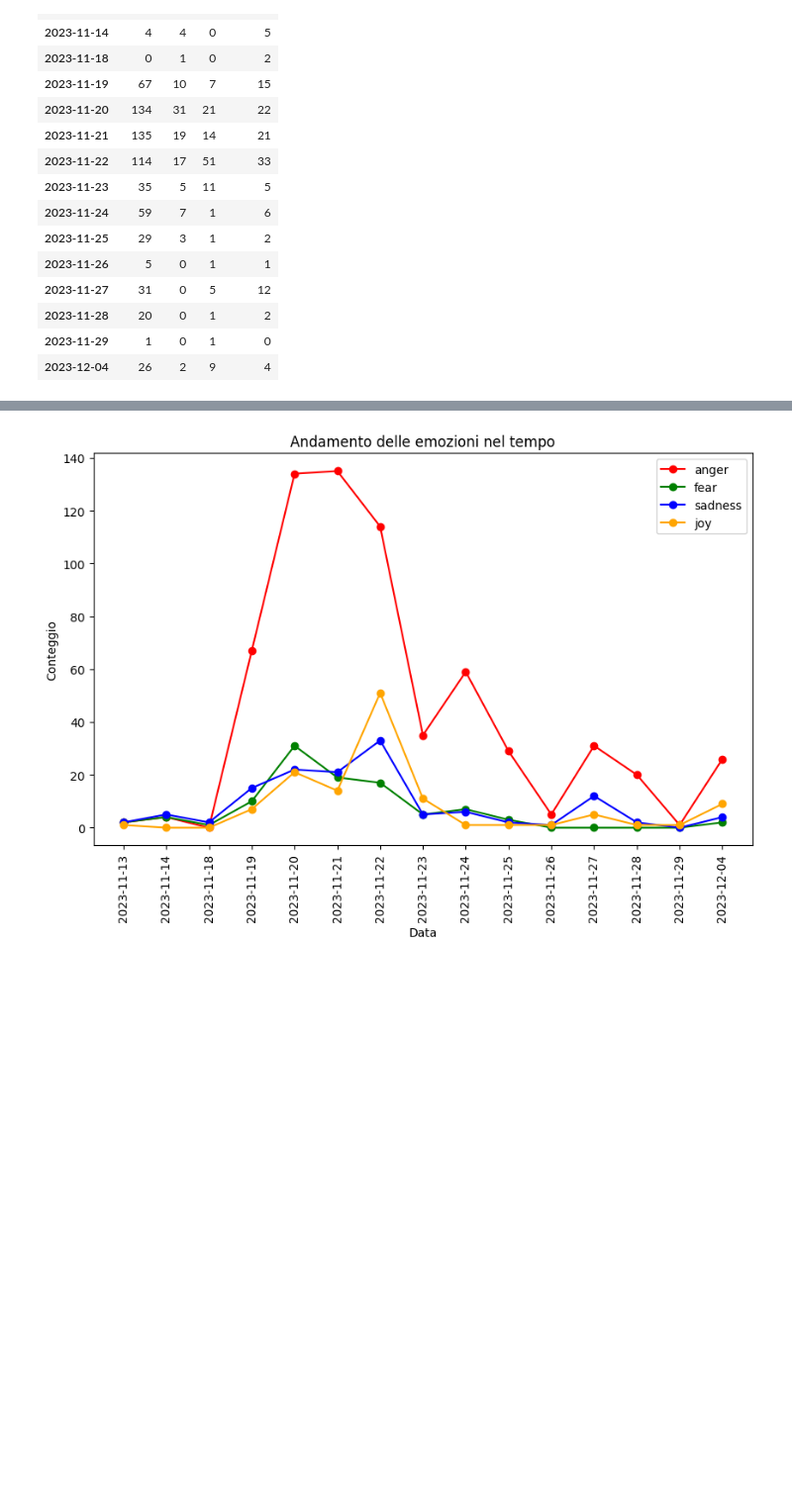
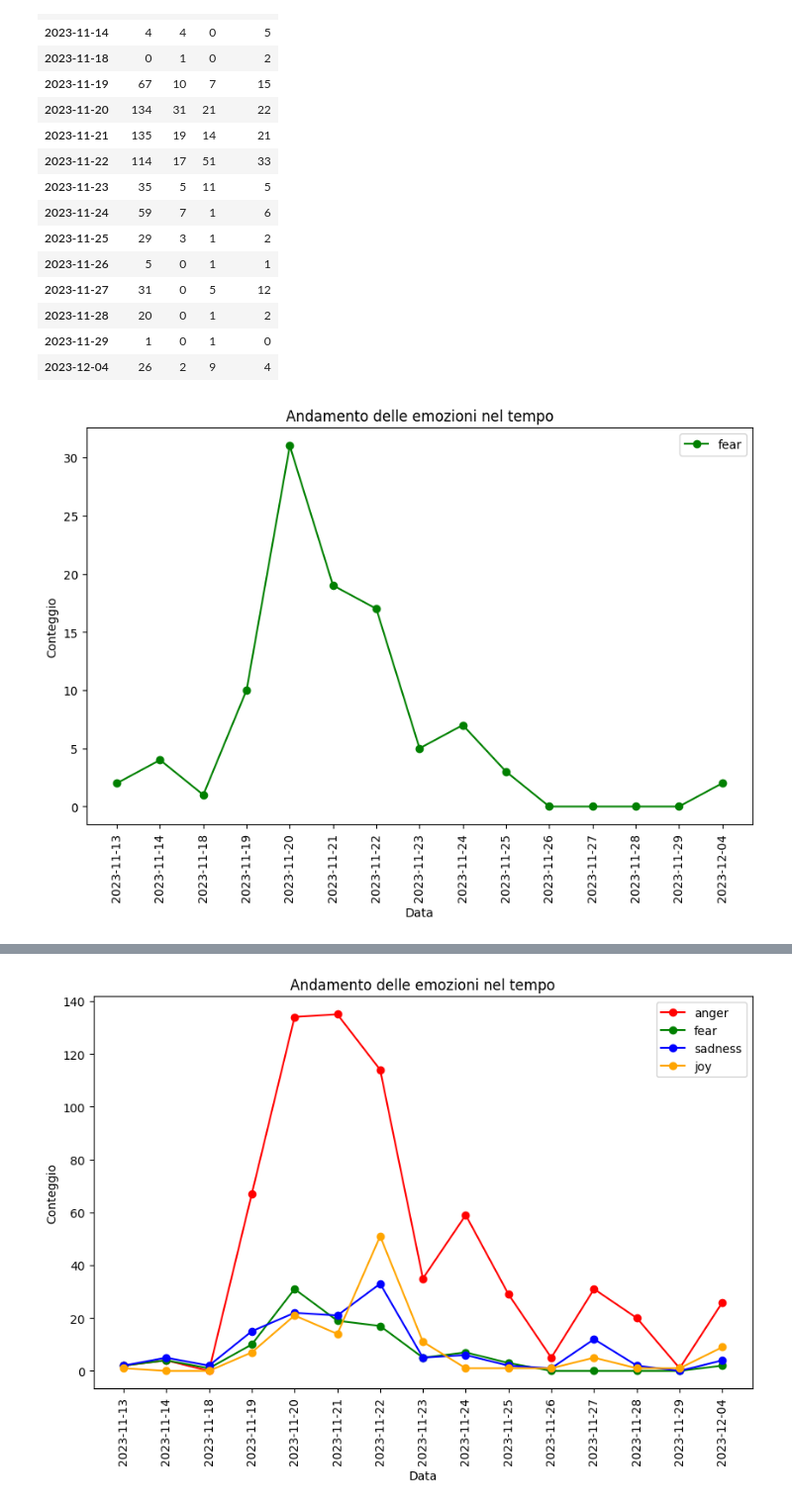
Before and after one commit to DarioDeMaio/Sentiment_Analysis_Reddit, a Jupyter notebook: results.ipynb, the cells around one changed output, grey strips where cells are left out. Shown at 99% size. Saved outputs shown, nothing was run; the diff lists cells and outputs as text; code cells hidden in the pictures; blank space fills up the shorter version.

```diff
--- a/results.ipynb
+++ b/results.ipynb
@@ -43,0 +46,13 @@ counts
+# %%
+plt.figure(figsize=(10, 6))
+
+plt.plot(unique_dates, counts['fear'], 'o-', label='fear', color='green')
+
+plt.xlabel('Data')
+plt.ylabel('Conteggio')
+plt.title('Andamento delle emozioni nel tempo')
+plt.xticks(rotation=90)
+plt.legend()
+plt.show()
+# %% [output]
+[figure, added]
```
Also changed, not shown: parts of 5 cells of this notebook, 1 other file.
